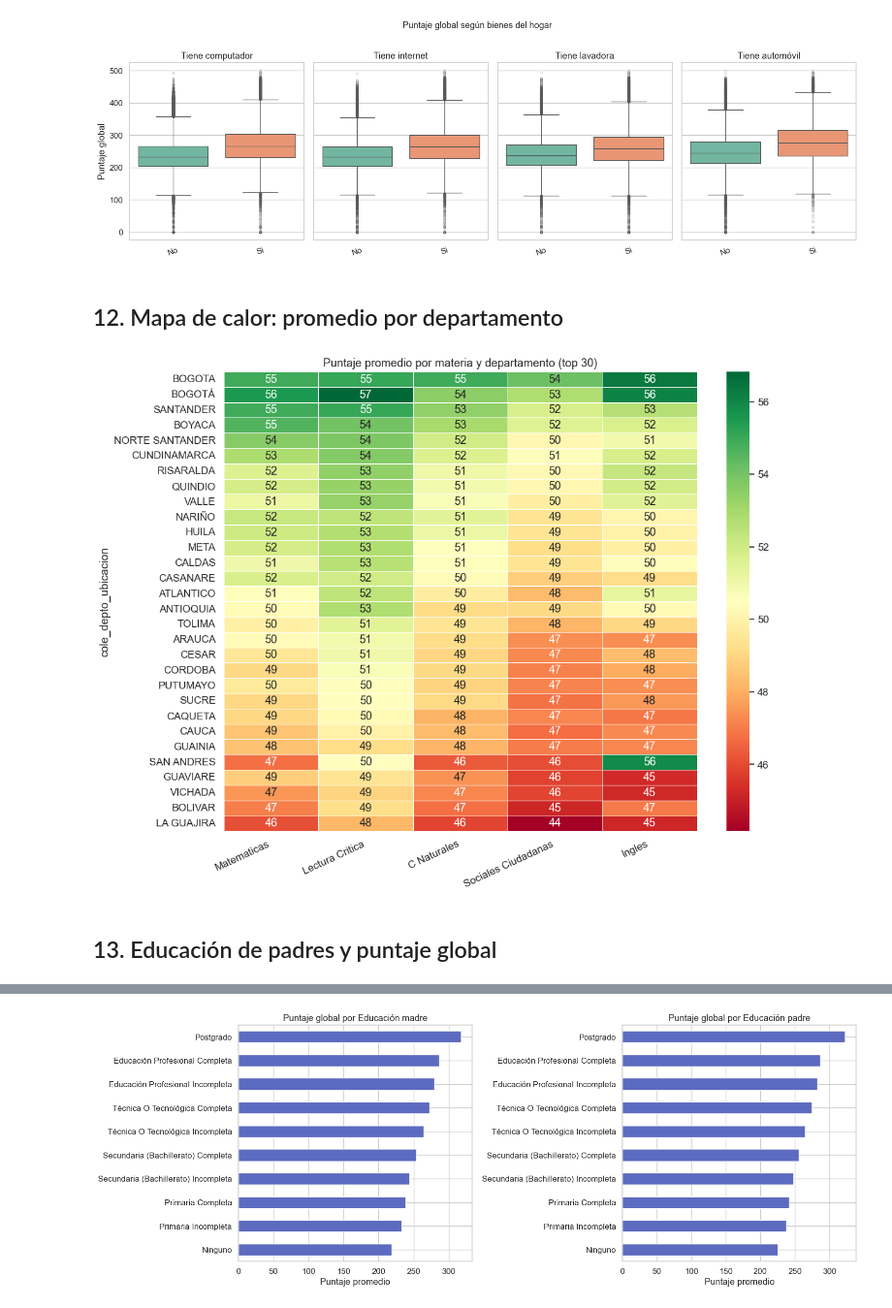
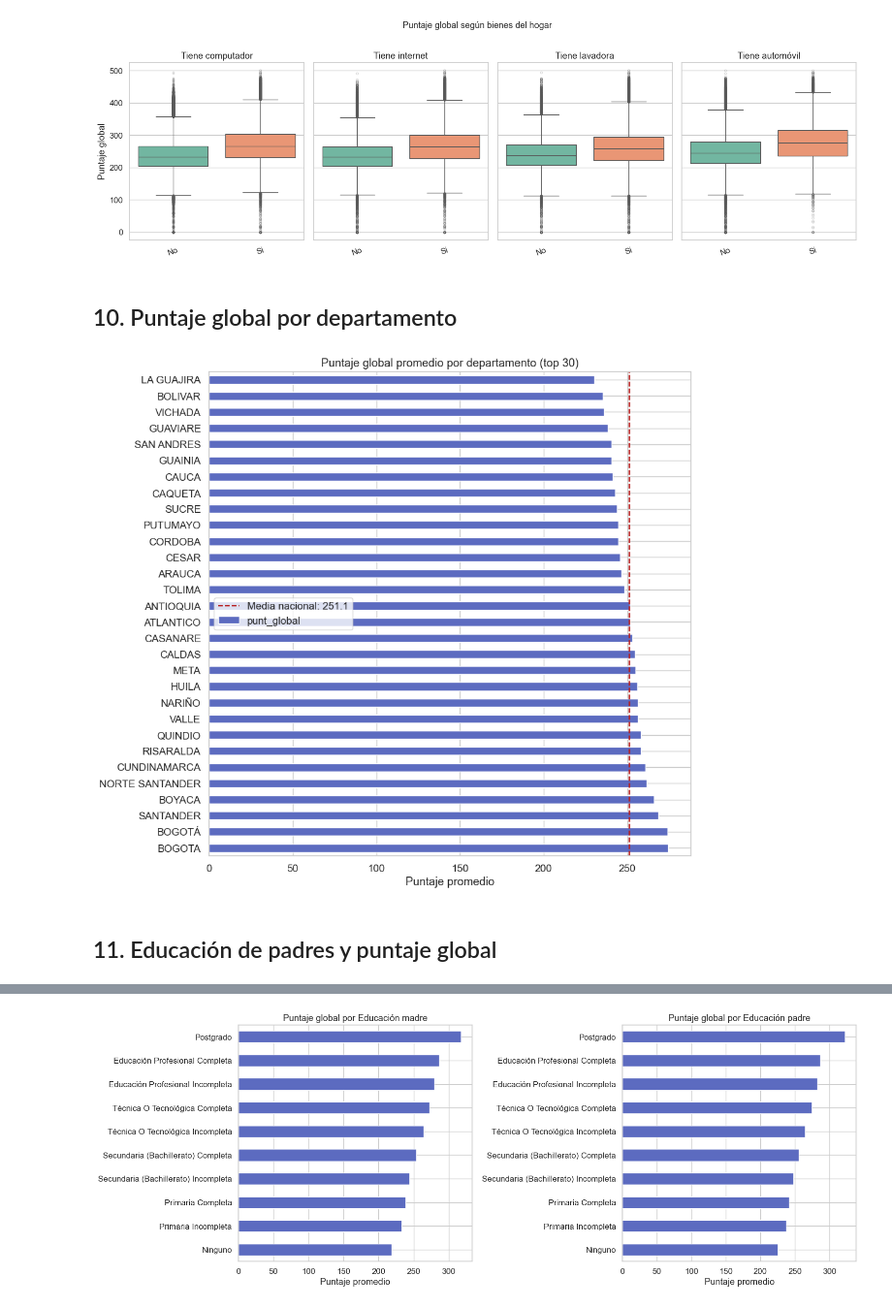
Before and after one commit to liturriago/EquidadAlgoritmica-SaberXAI, a Jupyter notebook: notebooks/02_estudio_datos.ipynb, the cells around one changed output, grey strips where cells are left out. Shown at 97% size. Drawn from its saved outputs; the diff is of its cells as text; code cells hidden in the pictures.

```diff
--- a/visualizacion.ipynb
+++ b/notebooks/02_estudio_datos.ipynb
@@ -85,19 +34,0 @@ Naturaleza: {'Oficial': 3671613, 'No Oficial': 1149424}
-# %%
-PUNTAJES = ["punt_global", "punt_matematicas", "punt_lectura_critica",
-            "punt_c_naturales", "punt_sociales_ciudadanas", "punt_ingles"]
-
-for col in PUNTAJES:
-    df[col] = pd.to_numeric(df[col], errors="coerce")
-
-df["periodo"] = df["periodo"].astype(str)
-df["anio"] = df["periodo"].str[:4].astype(int)
-df["semestre"] = df["periodo"].str[4:]
-
-# Limpiar etiquetas comunes
-df["cole_area_ubicacion"] = df["cole_area_ubicacion"].str.strip().str.title()
-df["cole_naturaleza"]     = df["cole_naturaleza"].str.strip().str.title()
-df["estu_genero"]         = df["estu_genero"].str.strip().str.upper()
-
-print("Periodos:", sorted(df["periodo"].unique()))
-print("Área:    ", df["cole_area_ubicacion"].value_counts().to_dict())
-print("Naturaleza:", df["cole_naturaleza"].value_counts().to_dict())
@@ -362,28 +248,27 @@ Passing `palette` without assigning `hue` is deprecated and will be removed in v
 
   sns.boxplot(data=sub, x=col, y="punt_global", order=orden,
 [figure]
-# %% [markdown]
-## 12. Mapa de calor: promedio por departamento
+# %% [markdown]
+## 10. Puntaje global por departamento
 # %%
 depto_media = (
-    df.groupby("cole_depto_ubicacion")[materias + ["punt_global"]]
+    df.groupby("cole_depto_ubicacion")["punt_global"]
     .mean()
-    .sort_values("punt_global", ascending=False)
-    .head(30)  # top 30 para legibilidad
+    .sort_values(ascending=False)
+    .head(30)
 )
 
-fig, ax = plt.subplots(figsize=(12, 9))
-sns.heatmap(
-    depto_media[materias],
-    annot=True, fmt=".0f", cmap="RdYlGn",
-    linewidths=0.4, linecolor="white",
-    yticklabels=depto_media.index, ax=ax
-)
-ax.set_xticklabels(labels, rotation=25, ha="right")
-ax.set_title("Puntaje promedio por materia y departamento (top 30)")
+fig, ax = plt.subplots(figsize=(10, 9))
+depto_media.plot.barh(ax=ax, color="#5C6BC0", edgecolor="white")
+ax.axvline(depto_media.mean(), color="#B71C1C", ls="--", lw=1.5,
+           label=f"Media nacional: {depto_media.mean():.1f}")
+ax.set_title("Puntaje global promedio por departamento (top 30)")
+ax.set_xlabel("Puntaje promedio")
+ax.set_ylabel("")
+ax.legend()
 plt.tight_layout()
 plt.show()
 # %% [output]
-[figure, old version]
+[figure, new version]
 # %% [markdown]
-## 13. Educación de padres y puntaje global
+## 11. Educación de padres y puntaje global
```
Also changed, not shown: parts of 25 cells of this notebook, 2 other files.
